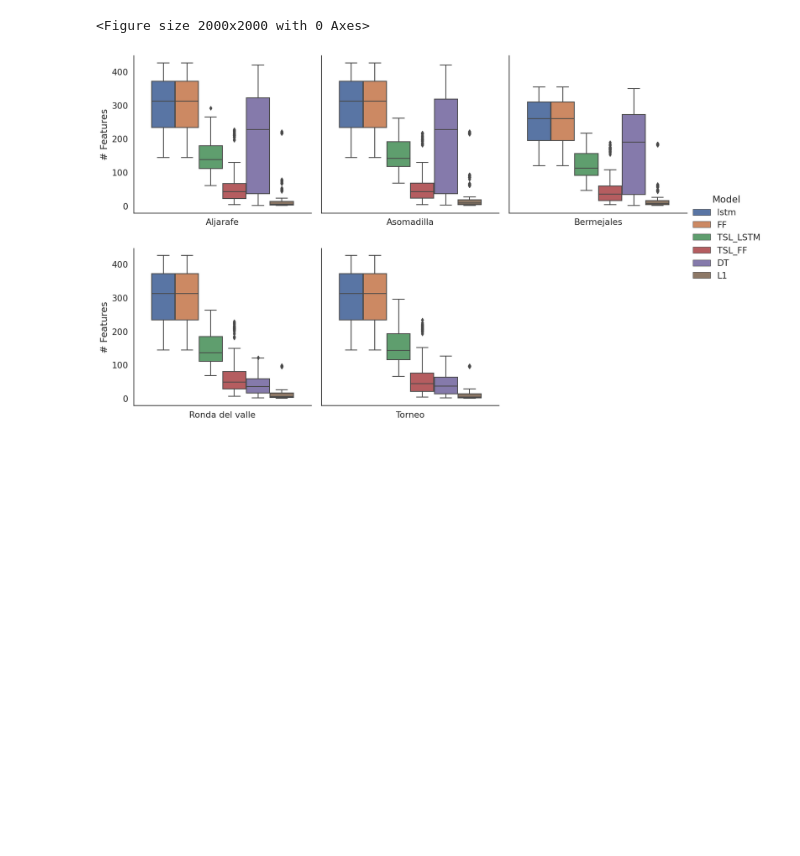
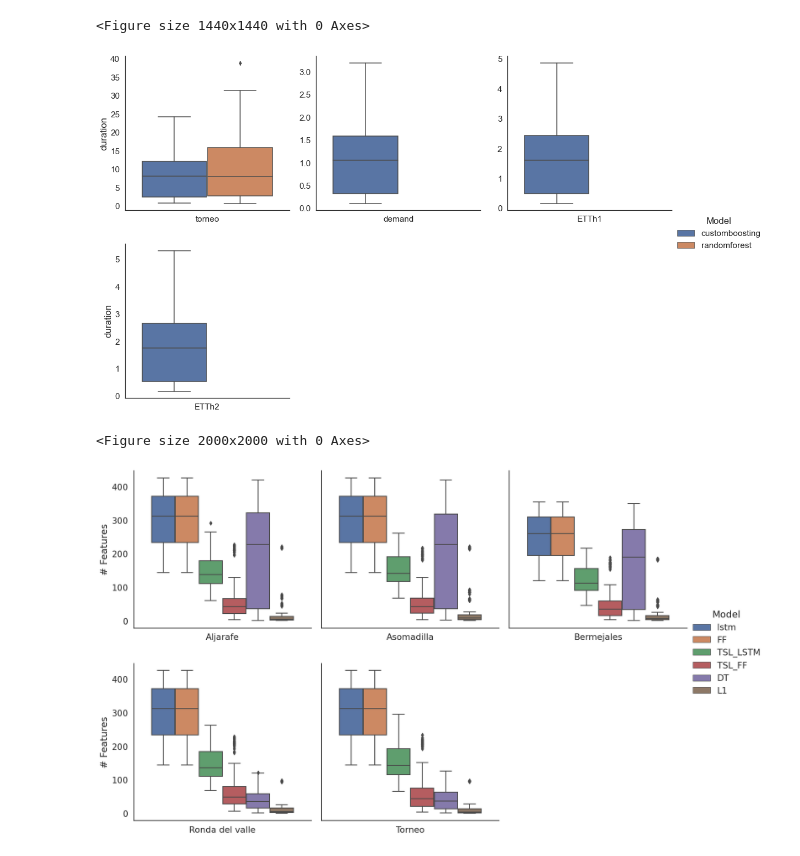
Before and after one commit to fgsales/TSLayer, a Jupyter notebook: analysis.ipynb, the cells around one changed output. Saved outputs shown, nothing was run; the diff lists cells and outputs as text; code cells hidden in the pictures; blank space fills up the shorter version.

```diff
--- a/analysis.ipynb
+++ b/analysis.ipynb
@@ -75,3 +63,13 @@ plt.show()
+# %%
+sns.set(font_scale=1.4, style='white')
+plt.figure(figsize=(20,20))
+g = sns.catplot(data=total_metrics, kind='box', x='dataset', y="duration", col='dataset', hue='Model', sharex=False, sharey=False, col_wrap=3, legend=True)#.set_yscale("log")
+g.set(xlabel=None)
+g.set_titles(template='')
+plt.show()
+# %% [output]
+<Figure size 1440x1440 with 0 Axes>
+[figure, added]
 # %%
 sns.set(font_scale=1.4, style='white')
 plt.figure(figsize=(20,20))
```
Also changed, not shown: parts of 8 cells of this notebook.
